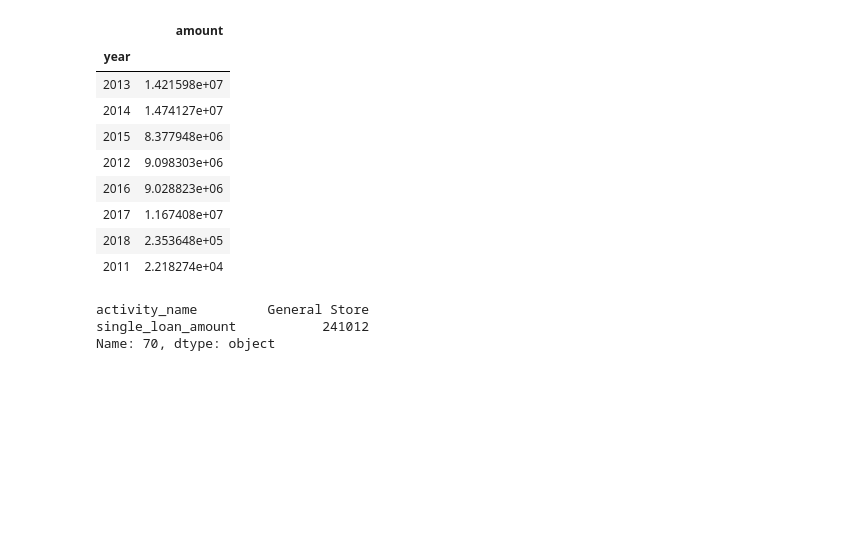
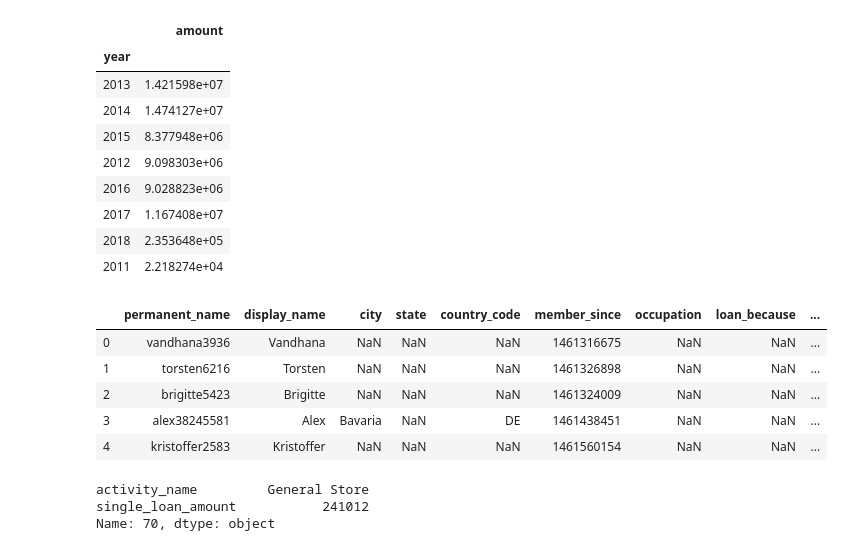
Before and after one commit to aleporta/fcs-project, a Jupyter notebook: CS Project.ipynb, the cells around one changed output. Saved outputs shown, nothing was run; the diff lists cells and outputs as text; code cells hidden in the pictures; blank space fills up the shorter version.

```diff
--- a/CS Project.ipynb
+++ b/CS Project.ipynb
@@ -205,8 +221,16 @@ group_years
 # %%
 #2.1 For each value of repayment_interval, add a new column to the lenders dataframe
 #that contains the total amount of money corresponding to loans in such state
 merged = pd.merge(merged, merged.pivot(index = 'loan_id', columns='repayment_interval', values='single_loan_amount').fillna(0), on='loan_id')
 lenders = pd.merge(lenders, merged[['bullet', 'irregular', 'monthly', 'weekly', 'permanent_name']], on='permanent_name', how='inner')
+lenders.head()
+# %% [output]
+|  | permanent_name | display_name | city | state | country_code | member_since | occupation | loan_because | ... |
+| 0 | vandhana3936 | Vandhana | NaN | NaN | NaN | 1461316675 | NaN | NaN | ... |
+| 1 | torsten6216 | Torsten | NaN | NaN | NaN | 1461326898 | NaN | NaN | ... |
+| 2 | brigitte5423 | Brigitte | NaN | NaN | NaN | 1461324009 | NaN | NaN | ... |
+| 3 | alex38245581 | Alex | Bavaria | NaN | DE | 1461438451 | NaN | NaN | ... |
+| 4 | kristoffer2583 | Kristoffer | NaN | NaN | NaN | 1461560154 | NaN | NaN | ... |
 # %%
 #2.2 What is the occupation with the highest average amount of money lent (the average must be computed over all lenders with a given occupation)?
 occupation = pd.DataFrame(merged.groupby(['activity_name']).sum()['single_loan_amount'])
```
Also changed, not shown: parts of 14 cells of this notebook.
